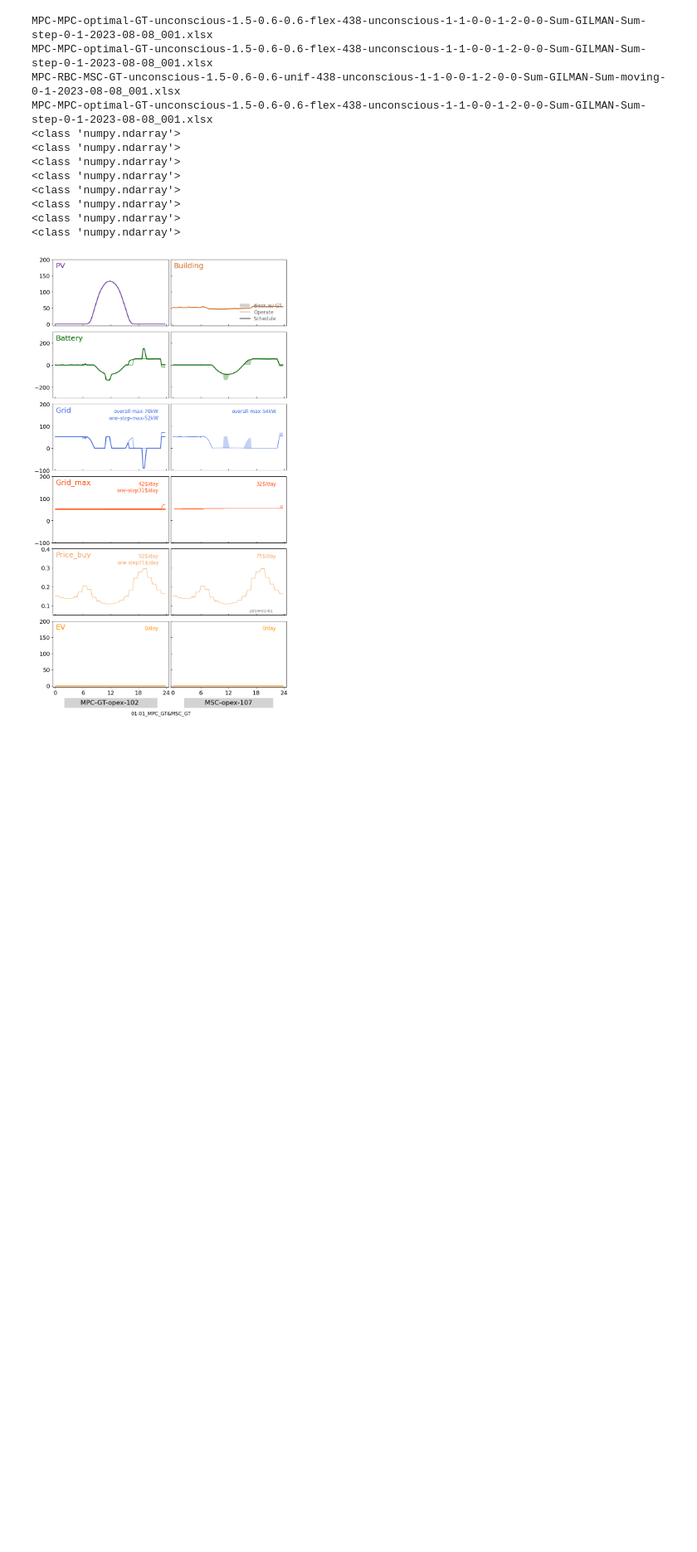
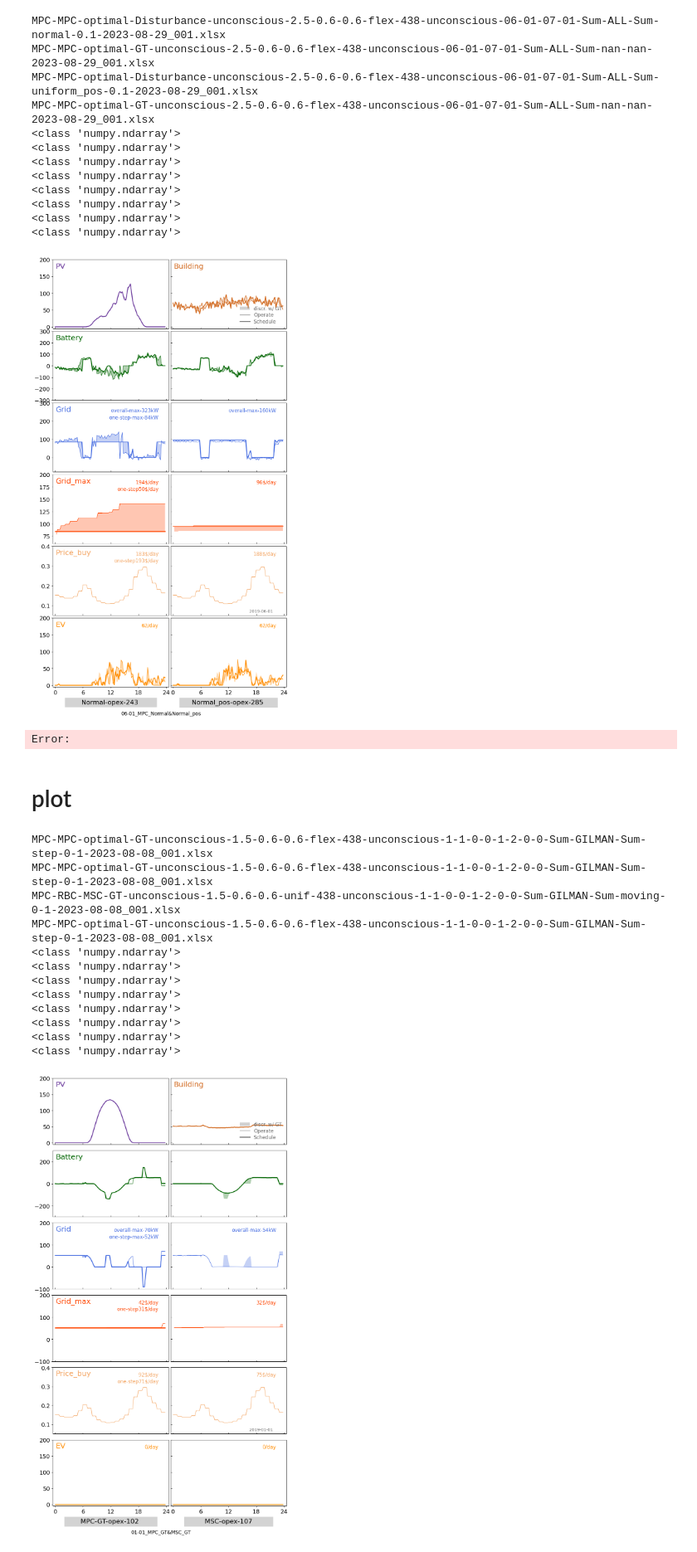
Before and after one commit to AarenLee07/Microgrid-Optimizer, a Jupyter notebook: figures/526-fig1-MSC_demo.ipynb, the cells around one changed output. Shown at 83% size. Drawn from its saved outputs; the diff is of its cells as text; code cells hidden in the pictures; blank space fills up the shorter version.

```diff
--- a/figures/526-fig1-MSC_demo.ipynb
+++ b/figures/526-fig1-MSC_demo.ipynb
@@ -562,3 +609,42 @@ def compare_tight(key_base, key_left, key_right, keys=None,y_lims=None,
+# %%
+#Feb
+base=128
+
+mpc,_=get_trial_res(12+base,127+base)
+msc,_2=get_trial_res(33+base,127+base)
+
+compare_tight_old(left=mpc,base_left=_,right=msc,base_right=_2,
+                  param_left="Normal",param_right="Normal_pos",keys=keys,
+                  save_fn="06-01_MPC_Normal&Normal_pos.png",gif=False,pred_t=0,
+                  title="06-01_MPC_Normal&Normal_pos",
+                  y_lims = {
+                    "bat_p": (-300,300),
+                    "ev_p": (-5, 200),
+                    "p_grid": (-80,300),
+                    "load_pv": (-5,200),
+                    "load_bld": (-5,200),
+                    "tou_import":(0.05,0.4),
+                    "latest_p_grid_max":(60,200)
+                },
+                    start_t=datetime(2019,6,1,0,0),
+                  strat_t_title='2019-06-01')
+# %% [output]
+MPC-MPC-optimal-Disturbance-unconscious-2.5-0.6-0.6-flex-438-unconscious-06-01-07-01-Sum-ALL-Sum-normal-0.1-2023-08-29_001.xlsx
+MPC-MPC-optimal-GT-unconscious-2.5-0.6-0.6-flex-438-unconscious-06-01-07-01-Sum-ALL-Sum-nan-nan-2023-08-29_001.xlsx
+MPC-MPC-optimal-Disturbance-unconscious-2.5-0.6-0.6-flex-438-unconscious-06-01-07-01-Sum-ALL-Sum-uniform_pos-0.1-2023-08-29_001.xlsx
+MPC-MPC-optimal-GT-unconscious-2.5-0.6-0.6-flex-438-unconscious-06-01-07-01-Sum-ALL-Sum-nan-nan-2023-08-29_001.xlsx
+<class 'numpy.ndarray'>
+<class 'numpy.ndarray'>
+<class 'numpy.ndarray'>
+<class 'numpy.ndarray'>
+<class 'numpy.ndarray'>
+<class 'numpy.ndarray'>
+<class 'numpy.ndarray'>
+<class 'numpy.ndarray'>
+[figure, added]
+Error:
+# %% [markdown]
+# plot
 # %%
 #Jan
 base_=1
```
Also changed, not shown: parts of 8 cells of this notebook, 21 other files.
